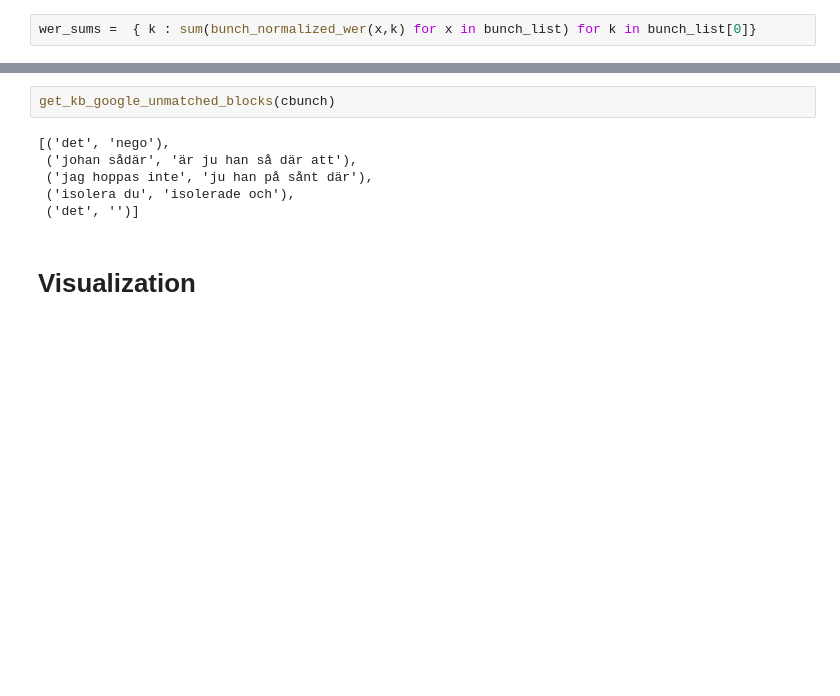
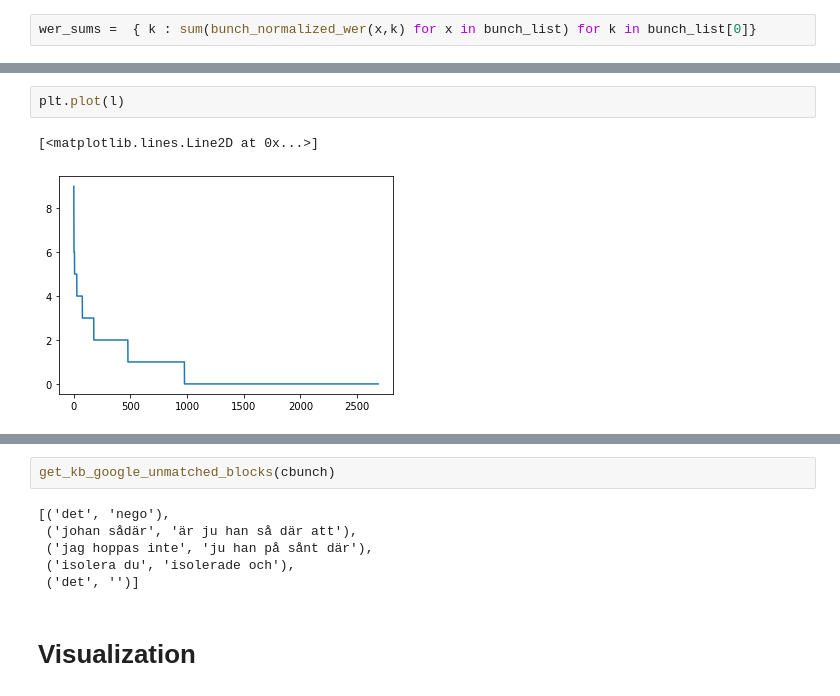
Before and after one commit to NickSmyr/KBAsr, a Jupyter notebook: z_speaker_experiments.ipynb, the cells around one changed output, grey strips where cells are left out. Drawn from its saved outputs; the diff is of its cells as text; blank space fills up the shorter version.

```diff
--- a/z_speaker_experiments.ipynb
+++ b/z_speaker_experiments.ipynb
@@ -718,0 +824,5 @@ curr_wers
+# %%
+plt.plot(l)
+# %% [output]
+[<matplotlib.lines.Line2D at 0x...>]
+[figure, added]
```
Also changed, not shown: parts of 37 cells of this notebook, 3 other files.
